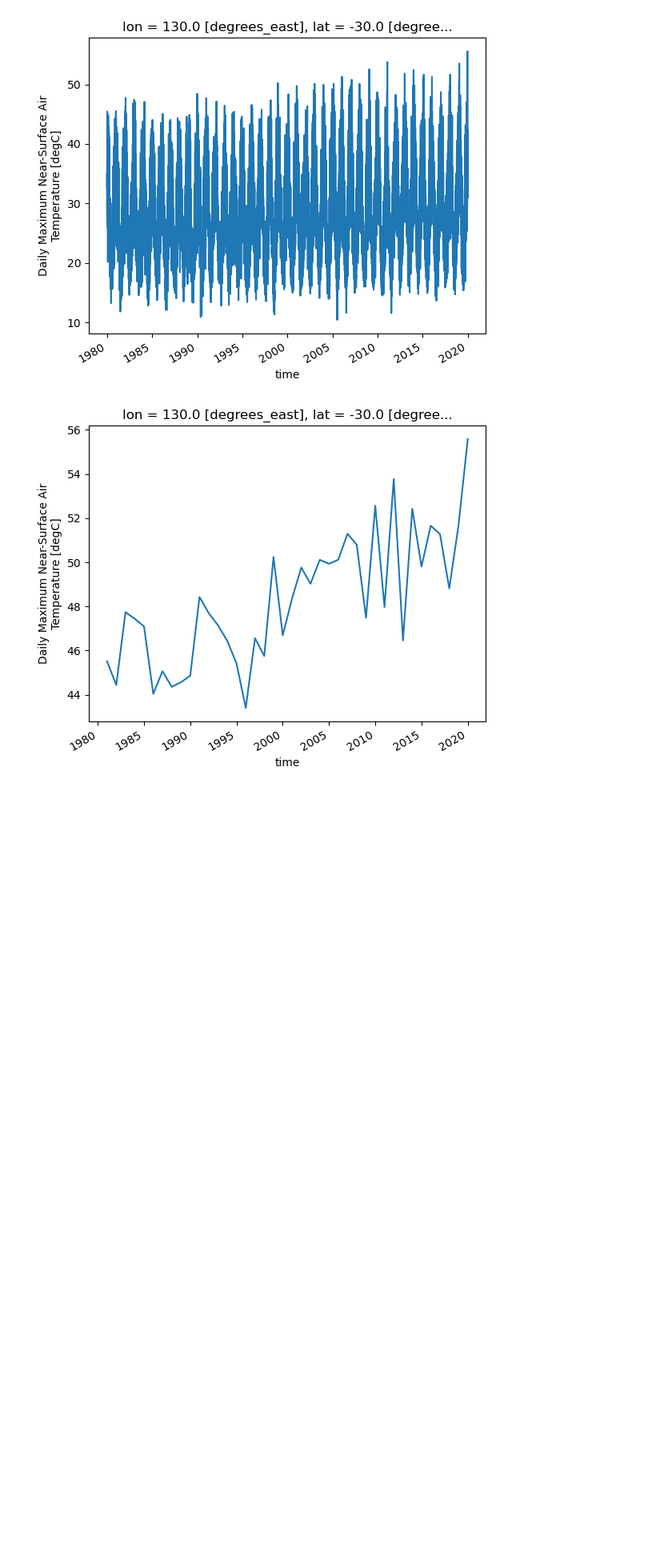
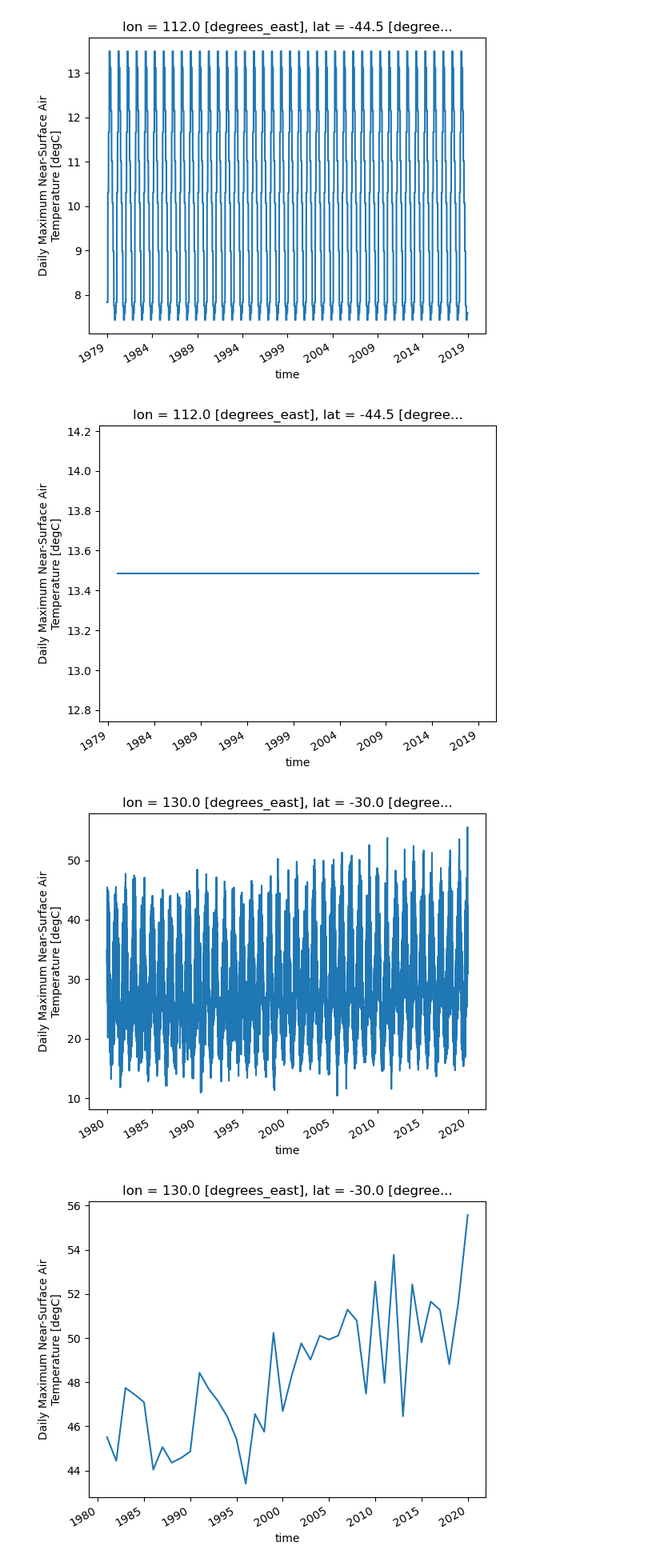
Before and after one commit to climate-innovation-hub/frequency-analysis, a Jupyter notebook: lmoments.ipynb, the cells around one changed output. Shown at 80% size. Drawn from its saved outputs; the diff is of its cells as text; code cells hidden in the pictures; blank space fills up the shorter version.

Commit message:
More analysis

```diff
--- a/lmoments.ipynb
+++ b/lmoments.ipynb
@@ -60,3 +186,19 @@ plt.show()
+# %%
+def plot_data(lat, lon):
+    """Peform EVA analysis for a particular grid point."""
+
+    da = ds['tmax'].sel({'lat': lat, 'lon': lon}, method='nearest').compute()
+    da.plot()
+    plt.show()
+
+    block_values = select_resample_op(da, op='max', freq='Y')
+    block_values.plot()
+    plt.show()
+# %%
+plot_data(-44.5, 112)
+# %% [output]
+[figure, added]
+[figure, added]
 # %%
 def eva_analysis(lat, lon, pdf_xvals):
     """Peform EVA analysis for a particular grid point."""
```
Also changed, not shown: parts of 13 cells of this notebook.
